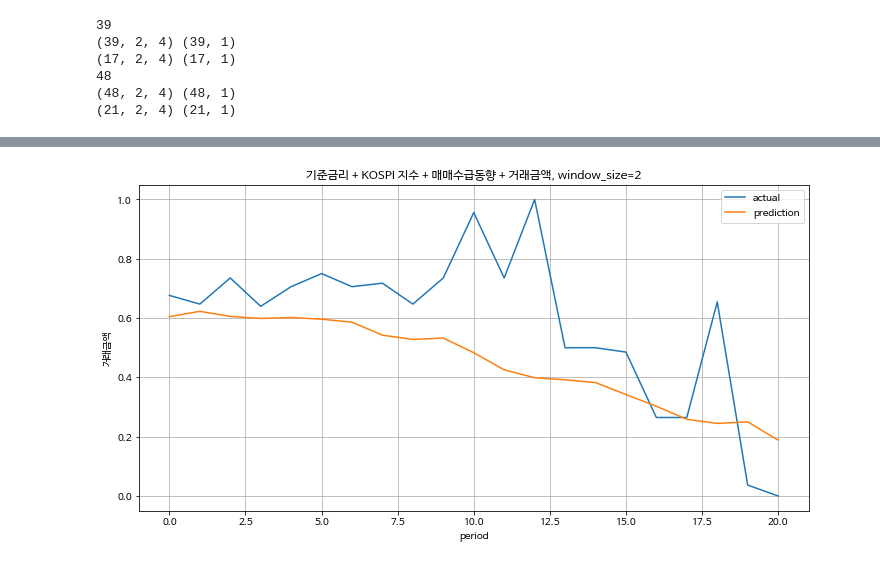
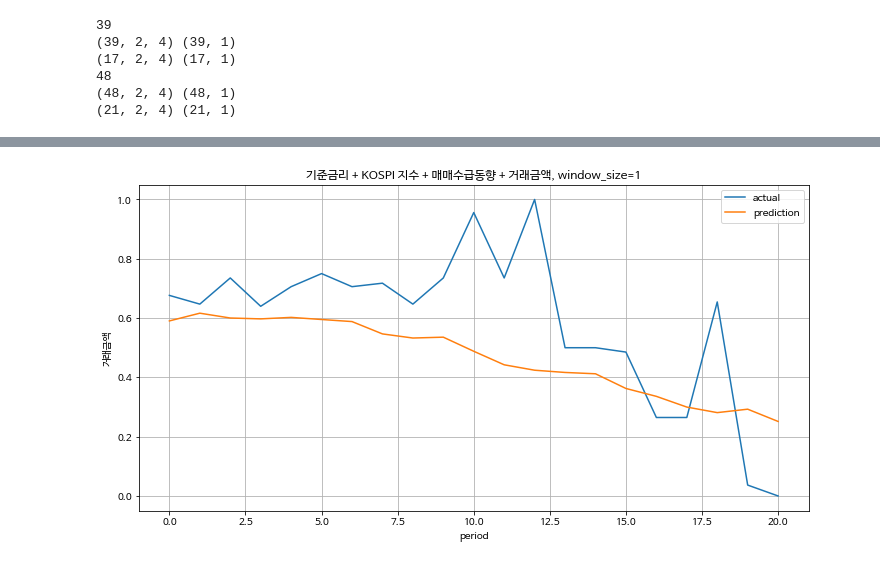
Before and after one commit to fedor44/real_estate_lstm, a Jupyter notebook: Untitled31.ipynb, the cells around one changed output, grey strips where cells are left out. Saved outputs shown, nothing was run; the diff lists cells and outputs as text; code cells hidden in the pictures.

```diff
--- a/Untitled31.ipynb
+++ b/Untitled31.ipynb
@@ -272,7 +288,7 @@ plt.show()
 pred84 = model84.predict(x_test84)
 
 plt.figure(figsize=(12, 6))
-plt.title('기준금리 + KOSPI 지수 + 매매수급동향 + 거래금액, window_size=2')
+plt.title('기준금리 + KOSPI 지수 + 매매수급동향 + 거래금액, window_size=1')
 plt.ylabel('거래금액')
 plt.xlabel('period')
 plt.plot(y_test84, label='actual')
@@ -286,4 +302,4 @@ plt.show()
-[figure, old version]
+[figure, new version]
 # %%
 # MAPE 값 산출 (계산에 사용되는 변수에 0 이 존재하여 inf 발생 -> 사용할 수 없음)
 # print(np.sum(abs(y_test59 - pred59) / y_test59) / len(x_test59))
```
Also changed, not shown: parts of 7 cells of this notebook.
